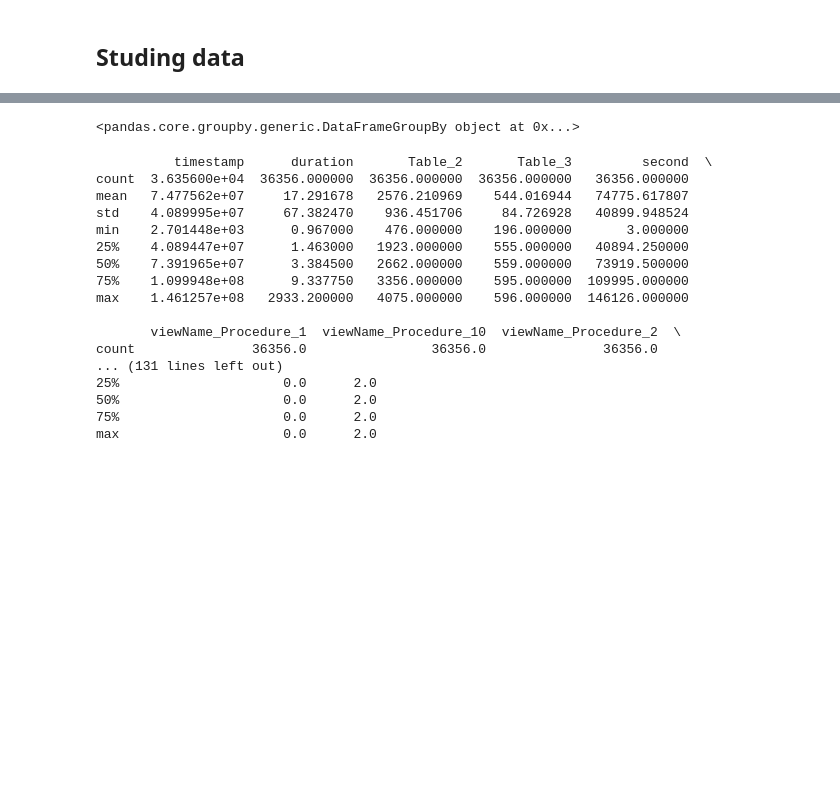
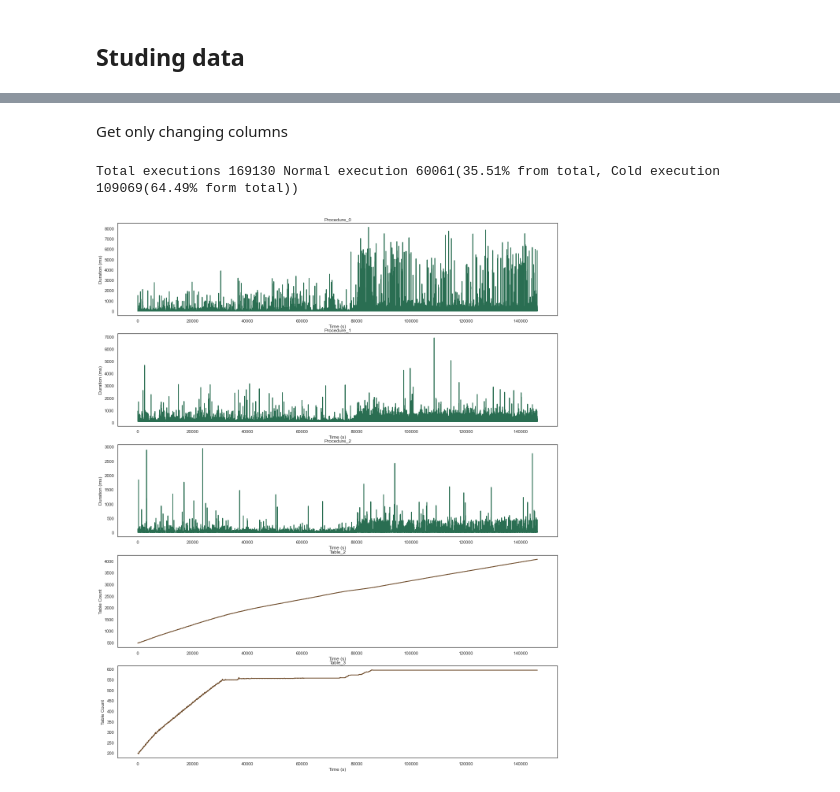
Before and after one commit to tonnyeremin/Software-Perfomance, a Jupyter notebook: SqlMetrics/Evangelist_Perf_Processing.ipynb, the cells around one changed output, grey strips where cells are left out. Cells and saved outputs as stored; diff of their text form; code cells hidden in the pictures; blank space fills up the shorter version.

Commit message:
Graphics and clustering

```diff
--- a/SqlMetrics/Evangelist_Perf_Processing.ipynb
+++ b/SqlMetrics/Evangelist_Perf_Processing.ipynb
@@ -347,26 +252,18 @@ poi.head()
-# %%
-poi.groupby('Cluster')
-# %% [output]
-<pandas.core.groupby.generic.DataFrameGroupBy object at 0x...>
-# %%
-for i in range(0,3):
-    clu0 = poi[poi.Cluster==i]
-    print(clu0.describe())
-# %% [output]
-          timestamp      duration       Table_2       Table_3         second  \
-count  3.635600e+04  36356.000000  36356.000000  36356.000000   36356.000000
-mean   7.477562e+07     17.291678   2576.210969    544.016944   74775.617807
-std    4.089995e+07     67.382470    936.451706     84.726928   40899.948524
-min    2.701448e+03      0.967000    476.000000    196.000000       3.000000
-25%    4.089447e+07      1.463000   1923.000000    555.000000   40894.250000
-50%    7.391965e+07      3.384500   2662.000000    559.000000   73919.500000
-75%    1.099948e+08      9.337750   3356.000000    595.000000  109995.000000
-max    1.461257e+08   2933.200000   4075.000000    596.000000  146126.000000
-
-       viewName_Procedure_1  viewName_Procedure_10  viewName_Procedure_2  \
-count               36356.0                36356.0               36356.0
-... (131 lines left out)
-25%                     0.0      2.0
-50%                     0.0      2.0
-75%                     0.0      2.0
-max                     0.0      2.0
+# %% [markdown]
+Get only changing columns
+# %%
+data = rawData[['viewName','timestamp','second', 'duration', 'is_cold_start','Table_2', 'Table_3']]
+# %%
+normal_execution =  data.loc[data['is_cold_start']==False, :]
+cold_execution = data.loc[data['is_cold_start']==True, :]
+cold_percentage =len(cold_execution)*100/len(data)
+normal_percentage = 100 - cold_percentage
+print ("Total executions {} Normal execution {}({:,.2f}% from total, Cold execution {}({:,.2f}% form total))".format(len(data), len(normal_execution),normal_percentage,len(cold_execution),cold_percentage))
+# %% [output]
+Total executions 169130 Normal execution 60061(35.51% from total, Cold execution 109069(64.49% form total))
+# %%
+top_p = get_top_calling_procedures(cold_execution, 1000)
+tables = ['Table_2', 'Table_3']
+draw_dependency_plot(top_p, tables)
+# %% [output]
+[figure, added]
```
Also changed, not shown: parts of 26 cells of this notebook.
